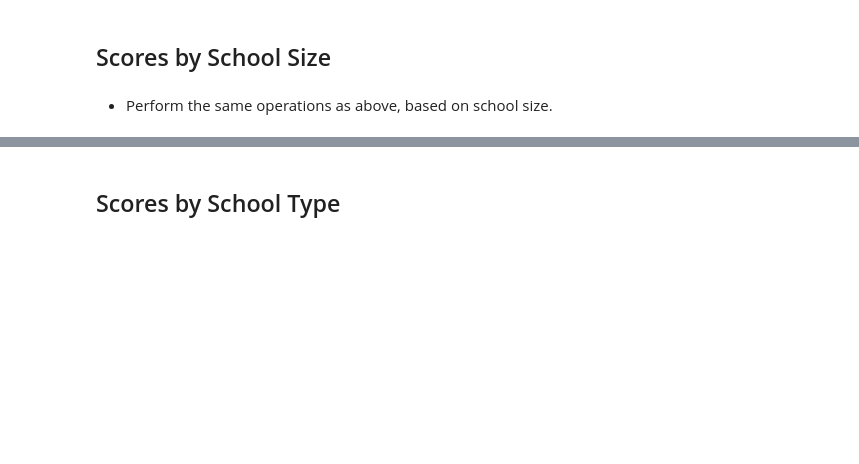
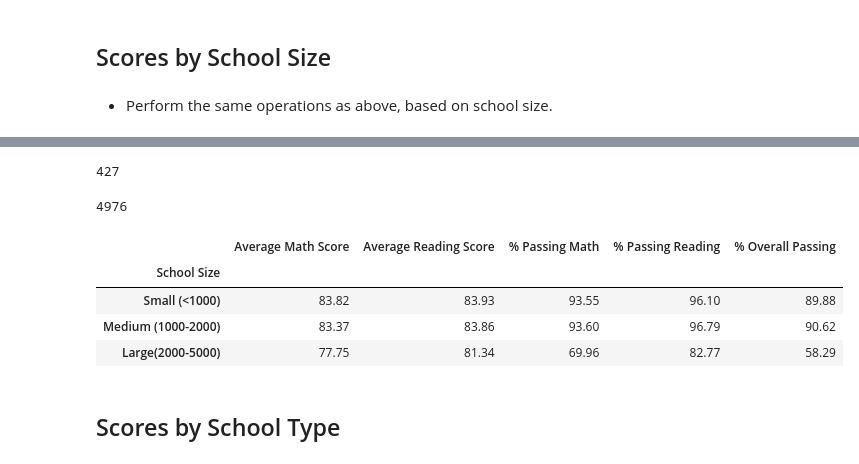
Before and after one commit to JCCPGit/pandas-challenge, a Jupyter notebook: PyCitySchool/PyCitySchools_starter.ipynb, the cells around one changed output, grey strips where cells are left out. Drawn from its saved outputs; the diff is of its cells as text; code cells hidden in the pictures; blank space fills up the shorter version.

```diff
--- a/PyCitySchool/PyCitySchools_starter.ipynb
+++ b/PyCitySchool/PyCitySchools_starter.ipynb
@@ -319,0 +339,3 @@ Name: grade, Length: 39170, dtype: bool
+# %%
+school_summary_table_dfp["Per Student Budget"] = school_summary_table_dfp["Per Student Budget"].str.replace("$", "")
+school_summary_table_dfp["Per Student Budget"] = pd.to_numeric(school_summary_table_dfp["Per Student Budget"])
@@ -319,0 +350,17 @@ Name: grade, Length: 39170, dtype: bool
+# %%
+bins = [0, 584, 629, 644, 680]
+group_labels = ["<$585", "$585-630", "$630-645", "$645-680"]
+school_summary_table_dfp["Spending Bin"] = pd.cut(school_summary_table_dfp["Per Student Budget"], bins, labels=group_labels, include_lowest=True)
+spending_table = school_summary_table_dfp.groupby("Spending Bin", as_index=True).agg({"Average Math Score":"mean",
+                                                                                      "Average Reading Score":"mean",
+                                                                                      "% Passing Math":"mean",
+                                                                                      "% Passing Reading":"mean",
+                                                                                      "% Overall Passing":"mean"})
+
+spending_table.index.name = "Spending Ranges (Per Student)"
+spending_table["Average Math Score"] = spending_table["Average Math Score"].map("{:.2f}".format)
+spending_table["Average Reading Score"] = spending_table["Average Reading Score"].map("{:.2f}".format)
+spending_table["% Passing Math"] = spending_table["% Passing Math"].map("{:.2f}".format)
+spending_table["% Passing Reading"] = spending_table["% Passing Reading"].map("{:.2f}".format)
+spending_table["% Overall Passing"] = spending_table["% Overall Passing"].map("{:.2f}".format)
+spending_table
@@ -331,3 +378,36 @@ Name: grade, Length: 39170, dtype: bool
+# %%
+school_summary_table_dfp["Total Students"] = pd.to_numeric(school_summary_table_dfp["Total Students"])
+# %%
+school_summary_table_dfp["Total Students"].min()
+# %% [output]
+427
+# %%
+school_summary_table_dfp["Total Students"].max()
+# %% [output]
+4976
+# %%
+bins = [0, 999, 2000, 5000]
+group_labels = ["Small (<1000)", "Medium (1000-2000)", "Large(2000-5000)"]
+school_summary_table_dfp["Size Bin"] = pd.cut(school_summary_table_dfp["Total Students"], bins, labels=group_labels, include_lowest=True)
+size_table = school_summary_table_dfp.groupby("Size Bin", as_index=True).agg({"Average Math Score":"mean",
+                                                                              "Average Reading Score":"mean",
+                                                                              "% Passing Math":"mean",
+                                                                              "% Passing Reading":"mean",
+                                                                              "% Overall Passing":"mean"})
+
+size_table.index.name = "School Size"
+size_table["Average Math Score"] = size_table["Average Math Score"].map("{:.2f}".format)
+size_table["Average Reading Score"] = size_table["Average Reading Score"].map("{:.2f}".format)
+size_table["% Passing Math"] = size_table["% Passing Math"].map("{:.2f}".format)
+size_table["% Passing Reading"] = size_table["% Passing Reading"].map("{:.2f}".format)
+size_table["% Overall Passing"] = size_table["% Overall Passing"].map("{:.2f}".format)
+size_table
+# %% [output]
+|  | Average Math Score | Average Reading Score | % Passing Math | % Passing Reading | % Overall Passing |
+| School Size |  |  |  |  |  |
+| Small (<1000) | 83.82 | 83.93 | 93.55 | 96.10 | 89.88 |
+| Medium (1000-2000) | 83.37 | 83.86 | 93.60 | 96.79 | 90.62 |
+| Large(2000-5000) | 77.75 | 81.34 | 69.96 | 82.77 | 58.29 |
 # %% [markdown]
 ## Scores by School Type
 # %% [markdown]
```
Also changed, not shown: parts of 11 cells of this notebook.
